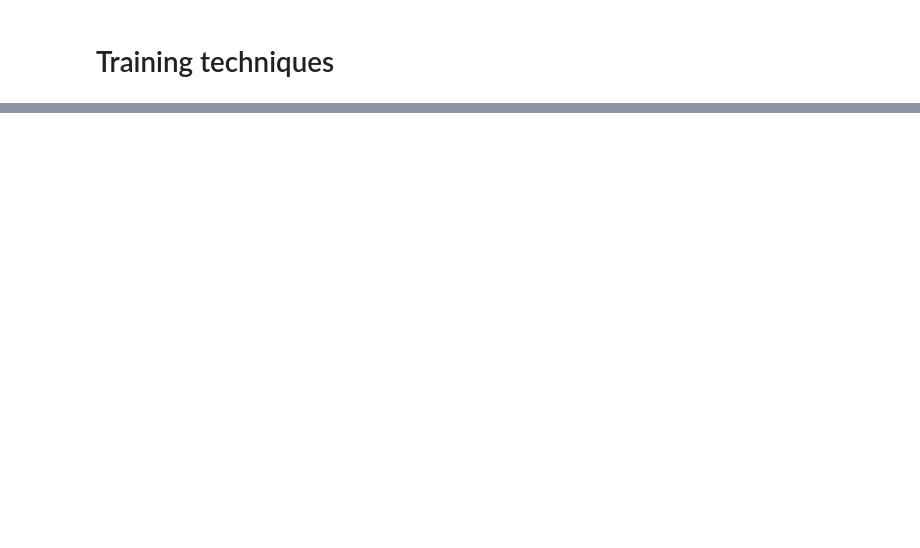
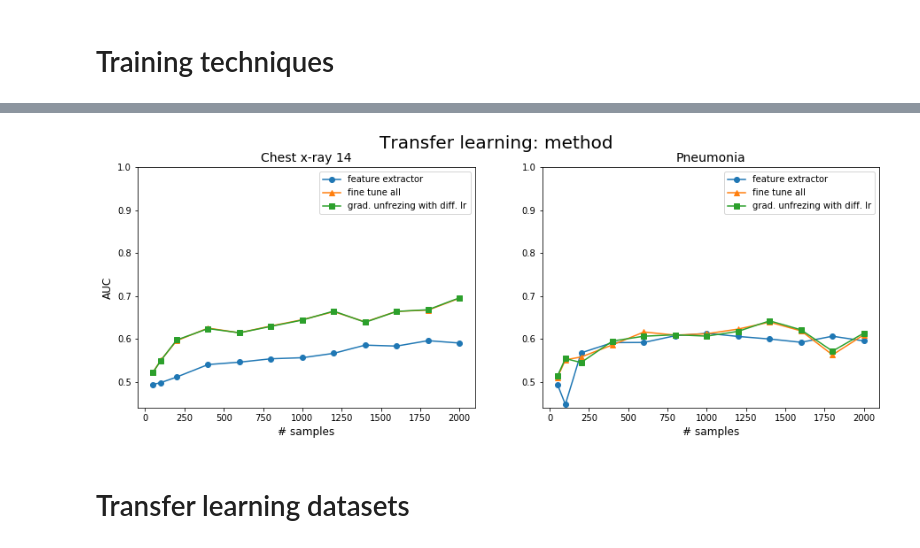
Before and after one commit to r0mer0m/DL-Medical-Images, a Jupyter notebook: plots/plots paper.ipynb, the cells around one changed output, grey strips where cells are left out. Cells and saved outputs as stored; diff of their text form; code cells hidden in the pictures; blank space fills up the shorter version.

```diff
--- a/plots/plots paper.ipynb
+++ b/plots/plots paper.ipynb
@@ -72,0 +116,44 @@ plt.show()
+# %%
+x = [50,100,200,400,600,800,1000,1200,1400,1600,1800, 2000]
+
+with open('../transfer_learning_methods/results/chestxray14_feature_extractor.json') as jfile:
+    chest14_feature_extractor = json.load(jfile)
+with open('../transfer_learning_methods/results/chestxray14_fine_tune_all.json') as jfile:
+    chest14_fine_tune_all = json.load(jfile)
+with open('../transfer_learning_methods/results/chestxray14_grad_unfr_diff_lr.json') as jfile:
+    chest14_grad_unfr_diff_lr = json.load(jfile)
+
+with open('../transfer_learning_methods/results/pneumonia_feature_extractor.json') as jfile:
+    pneumonia_feature_extractor = json.load(jfile)
+with open('../transfer_learning_methods/results/pneumonia_fine_tune_all.json') as jfile:
+    pneumonia_fine_tune_all = json.load(jfile)
+with open('../transfer_learning_methods/results/pneumonia_grad_unfr_diff_lr.json') as jfile:
+    pneumonia_grad_unfr_diff_lr = json.load(jfile)
+# %%
+fig = plt.figure(figsize=(15,5))
+fig.suptitle('Transfer learning: method', fontsize=20)
+
+plt.subplot(1,2,1)
+plt.plot(x, chest14_feature_extractor['aucs'], '-o', label='feature extractor')
+plt.plot(x, chest14_fine_tune_all['aucs'], '-^', label='fine tune all')
+plt.plot(x, chest14_grad_unfr_diff_lr['aucs'], '-s', label='grad. unfrezing with diff. lr')
+plt.legend()
+plt.ylim(.44,1)
+plt.title('Chest x-ray 14', fontsize=14)
+plt.ylabel('AUC', fontsize=12)
+plt.xlabel('# samples', fontsize=12)
+
+plt.subplot(1,2,2)
+plt.plot(x, pneumonia_feature_extractor['aucs'], '-o', label='feature extractor')
+plt.plot(x, pneumonia_fine_tune_all['aucs'], '-^', label='fine tune all')
+plt.plot(x, pneumonia_grad_unfr_diff_lr['aucs'], '-s', label='grad. unfrezing with diff. lr')
+plt.legend()
+plt.ylim(.44,1)
+plt.title('Pneumonia', fontsize=14)
+plt.xlabel('# samples', fontsize=12)
+
+plt.show()
+# %% [output]
+[figure, added]
+# %% [markdown]
+# Transfer learning datasets
```
Also changed, not shown: parts of 19 cells of this notebook, 4 other files.
